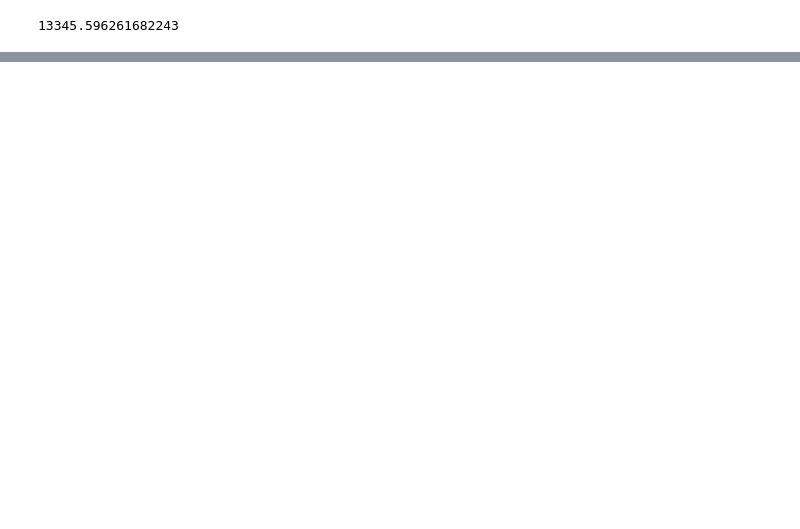
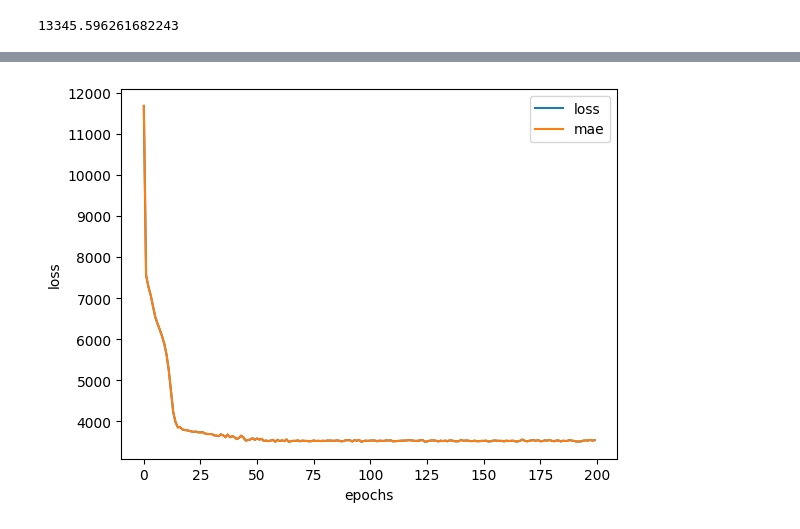
Before and after one commit to ayushstha123/MachineLearning, a Jupyter notebook: medical_cost_personal_predictions.ipynb, the cells around one changed output, grey strips where cells are left out. Saved outputs shown, nothing was run; the diff lists cells and outputs as text; code cells hidden in the pictures; blank space fills up the shorter version.

```diff
--- a/medical_cost_personal_predictions.ipynb
+++ b/medical_cost_personal_predictions.ipynb
@@ -199,0 +203,17 @@ y_train.mean()
+# %%
+#lets use early stopping callbacks
+#build a neural network
+tf.random.set_seed(42)
+
+#create model
+insurance_model_4=tf.keras.Sequential([
+    tf.keras.layers.Dense(100, input_shape=(X_train.shape[1],)),  # Ensure input shape is defined
+    tf.keras.layers.Dense(10),
+    tf.keras.layers.Dense(1)
+])
+
+#compile model
+insurance_model_4.compile(loss=tf.keras.losses.mae,optimizer=tf.keras.optimizers.Adam(learning_rate=0.01),metrics=["mae"])
+
+#fit the model
+history_4=insurance_model_4.fit(X_train,y_train,epochs=200,verbose=0)
@@ -199,0 +226,7 @@ y_train.mean()
+# %%
+# Plot history (also known as a loss curve)
+pd.DataFrame(history_4.history).plot()
+plt.ylabel("loss")
+plt.xlabel("epochs");
+# %% [output]
+[figure, added]
```
Also changed, not shown: parts of 22 cells of this notebook.
